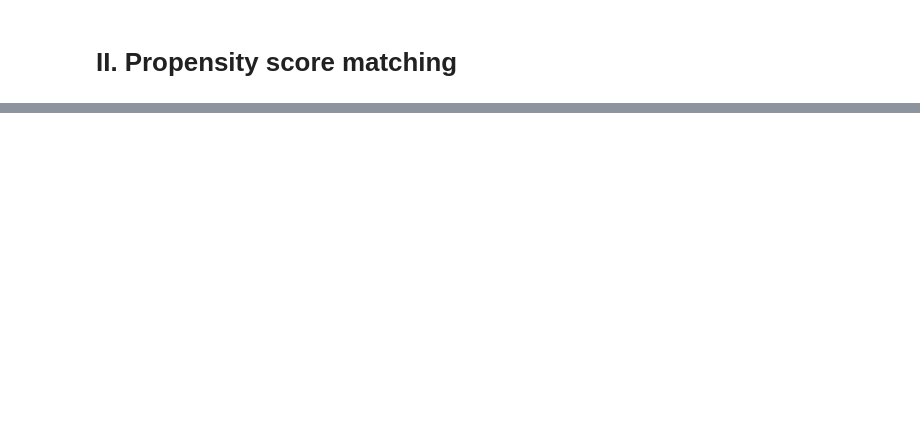
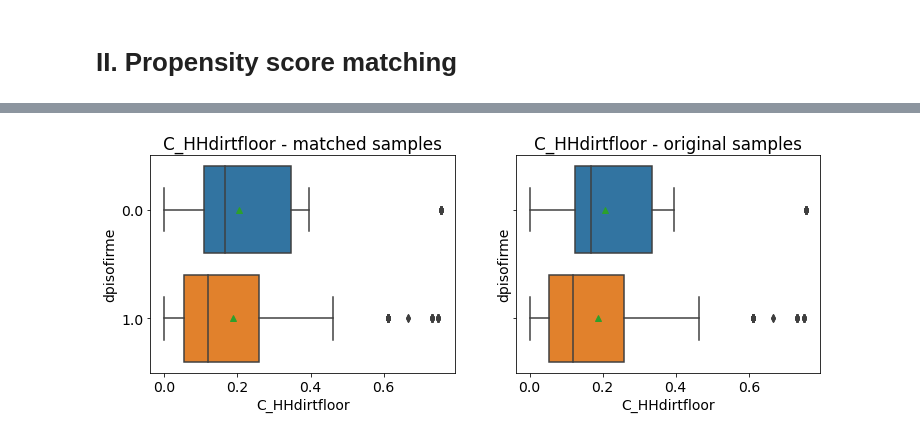
Before and after one commit to epfl-ada/ada-2020-project-milestone-p3-p3_greenlight, a Jupyter notebook: Matching.ipynb, the cells around one changed output, grey strips where cells are left out. Saved outputs shown, nothing was run; the diff lists cells and outputs as text; code cells hidden in the pictures; blank space fills up the shorter version.

```diff
--- a/Matching.ipynb
+++ b/Matching.ipynb
@@ -195,0 +317,12 @@ ValueError: Length of values (2580) does not match length of index (2783)
+# %%
+fig, axes = plt.subplots(1, 2, figsize=(12, 4), sharey=True)
+
+# Reputation
+sns.boxplot(ax=axes[0], x=data_matched['C_HHdirtfloor'], y=data_matched['dpisofirme'], showmeans=True, orient='h');
+axes[0].set_title('C_HHdirtfloor - matched samples')
+
+# Ratings
+sns.boxplot(ax=axes[1], x=data['C_HHdirtfloor'], y=data['dpisofirme'], showmeans=True, orient='h');
+axes[1].set_title('C_HHdirtfloor - original samples');
+# %% [output]
+[figure, added]
```
Also changed, not shown: parts of 20 cells of this notebook.
